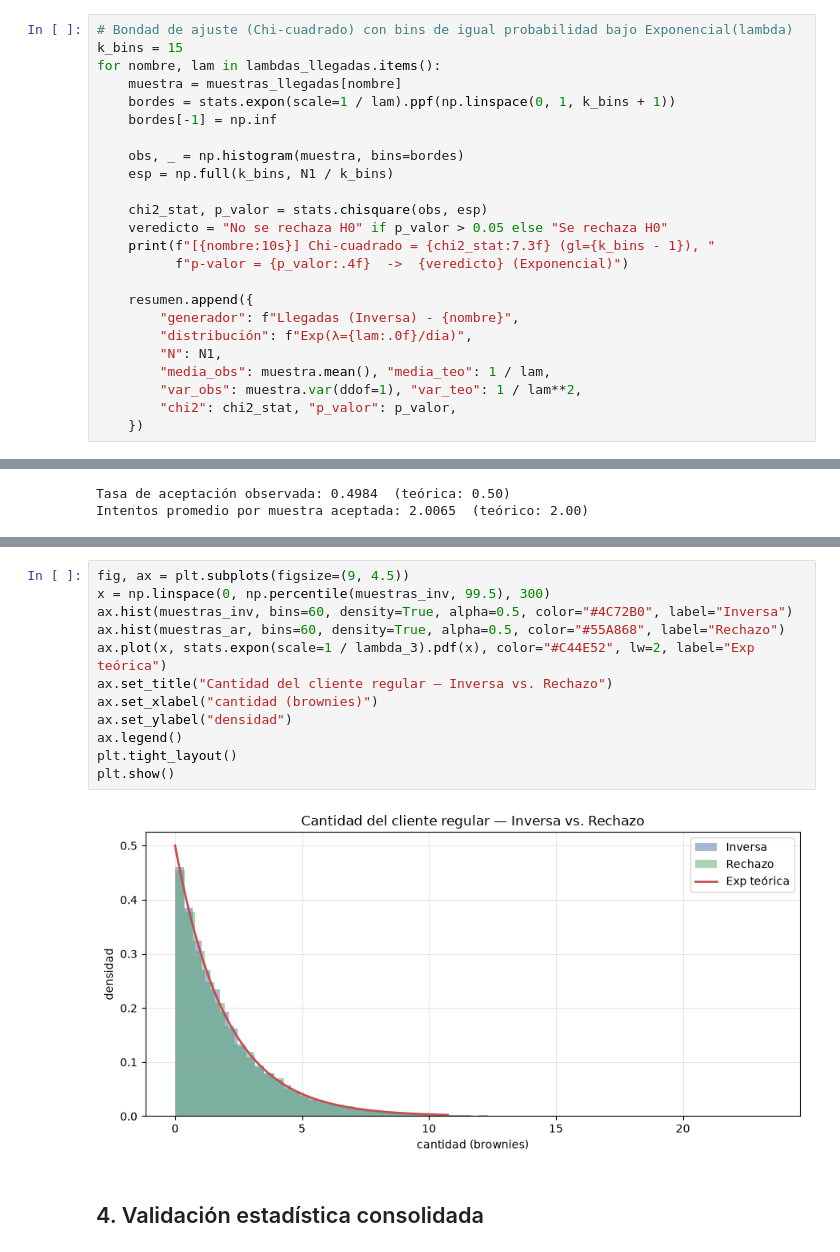
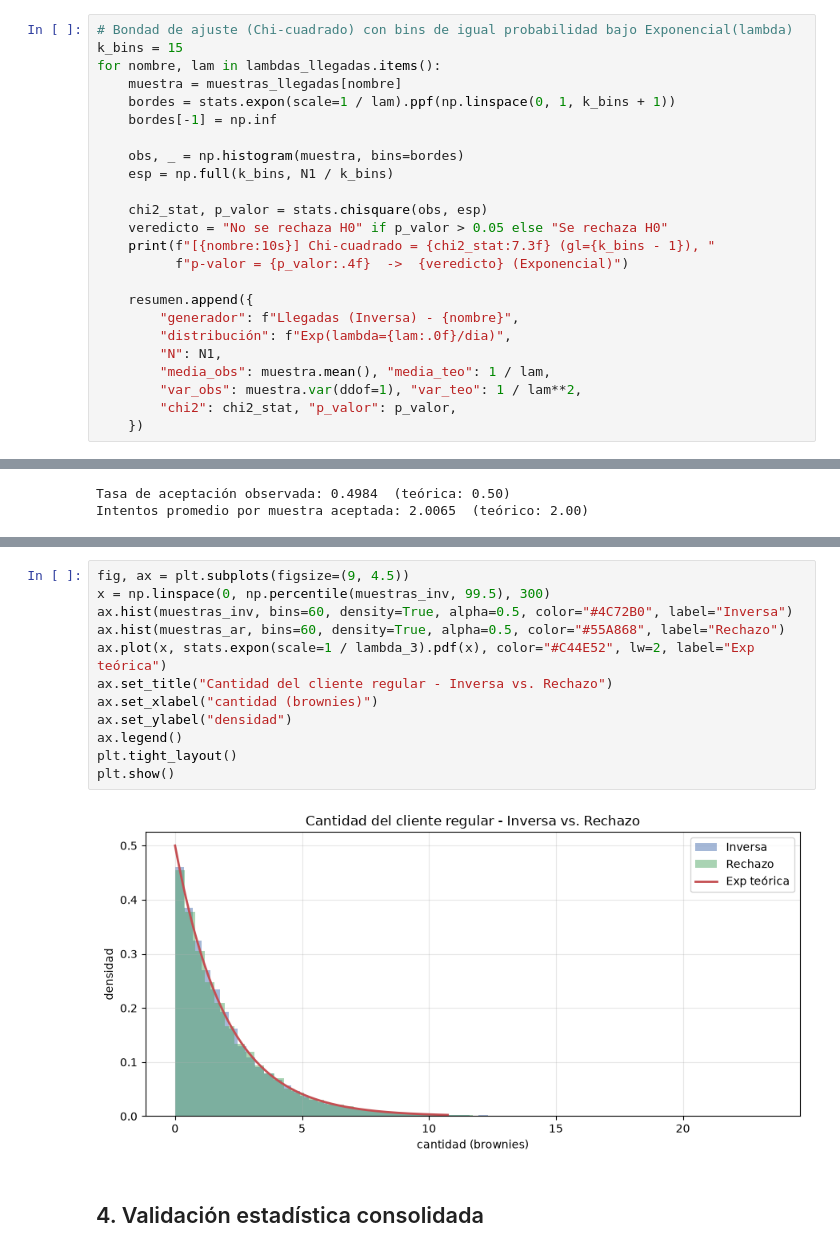
Before and after one commit to PeDro0210AVI/Project-1-Simulation, a Jupyter notebook: notebooks/generadores.ipynb, the cells around one changed output, grey strips where cells are left out. Cells and saved outputs as stored; diff of their text form.

```diff
--- a/notebooks/generadores.ipynb
+++ b/notebooks/generadores.ipynb
@@ -72,7 +62,7 @@ for nombre, lam in lambdas_llegadas.items():
 
     resumen.append({
         "generador": f"Llegadas (Inversa) - {nombre}",
-        "distribución": f"Exp(λ={lam:.0f}/dia)",
+        "distribución": f"Exp(lambda={lam:.0f}/dia)",
         "N": N1,
         "media_obs": muestra.mean(), "media_teo": 1 / lam,
         "var_obs": muestra.var(ddof=1), "var_teo": 1 / lam**2,
@@ -252,17 +242,17 @@ Prueba binomial tasa de aceptación (H0: p=0.5) -> p-valor = 0.5196
 # %%
 fig, ax = plt.subplots(figsize=(9, 4.5))
 x = np.linspace(0, np.percentile(muestras_inv, 99.5), 300)
 ax.hist(muestras_inv, bins=60, density=True, alpha=0.5, color="#4C72B0", label="Inversa")
 ax.hist(muestras_ar, bins=60, density=True, alpha=0.5, color="#55A868", label="Rechazo")
 ax.plot(x, stats.expon(scale=1 / lambda_3).pdf(x), color="#C44E52", lw=2, label="Exp teórica")
-ax.set_title("Cantidad del cliente regular — Inversa vs. Rechazo")
+ax.set_title("Cantidad del cliente regular - Inversa vs. Rechazo")
 ax.set_xlabel("cantidad (brownies)")
 ax.set_ylabel("densidad")
 ax.legend()
 plt.tight_layout()
 plt.show()
 # %% [output]
-[figure, old version]
+[figure, new version]
 # %% [markdown]
 ## 4. Validación estadística consolidada
 # %%
```
Also changed, not shown: parts of 11 cells of this notebook.
